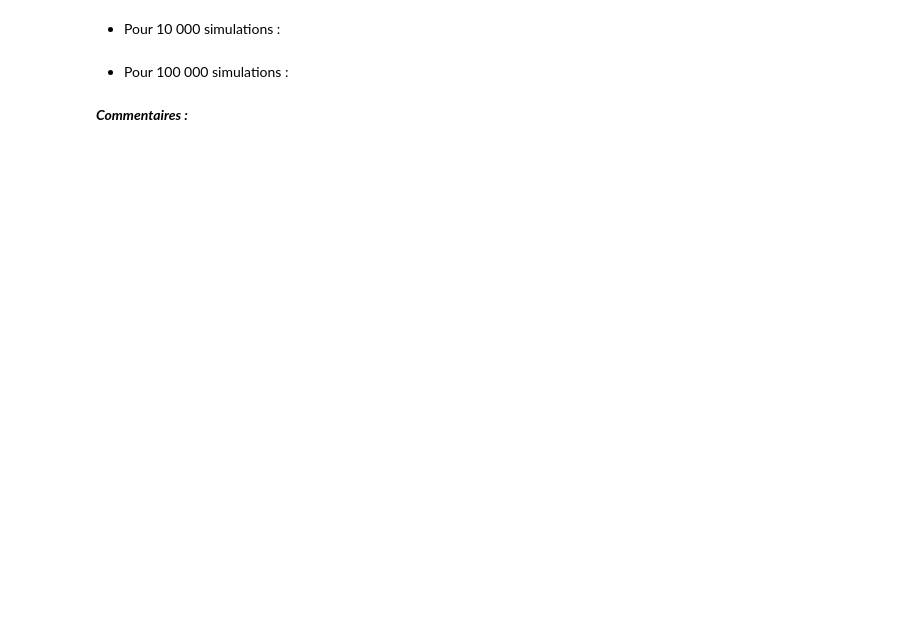
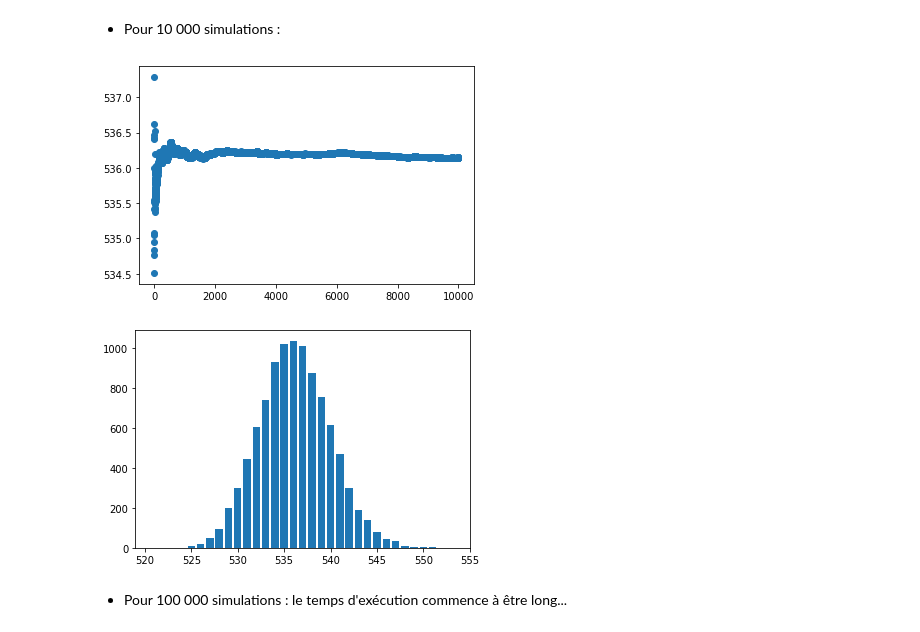
Before and after one commit to vincentlannelongue/projet_mathinfo_proba, a Jupyter notebook: projet_proba.ipynb, the cells around one changed output. Drawn from its saved outputs; the diff is of its cells as text; code cells hidden in the pictures; blank space fills up the shorter version.

```diff
--- a/projet_proba.ipynb
+++ b/projet_proba.ipynb
@@ -336,6 +337,16 @@ baaaa 1 à priori ^^
 # %% [markdown]
 - Pour 10 000 simulations :
+# %%
+L_10000 = long_simule(10000)
+
+nombre_sim_10000 = np.arange(10000)
+M_10000 = np.array([np.average(L_10000[:n]) for n in nombre_sim_10000])
+plt.scatter(nombre_sim_10000, M_10000)
+plt.show()
+plt.bar(hist(L_10000)[0], hist(L_10000)[1])
+plt.show()
+# %% [output]
+[figure, added]
+[figure, added]
 # %% [markdown]
-- Pour 100 000 simulations :
+- Pour 100 000 simulations : le temps d'exécution commence à être long...
-# %% [markdown]
-***Commentaires :***
```
Also changed, not shown: parts of 11 cells of this notebook.
